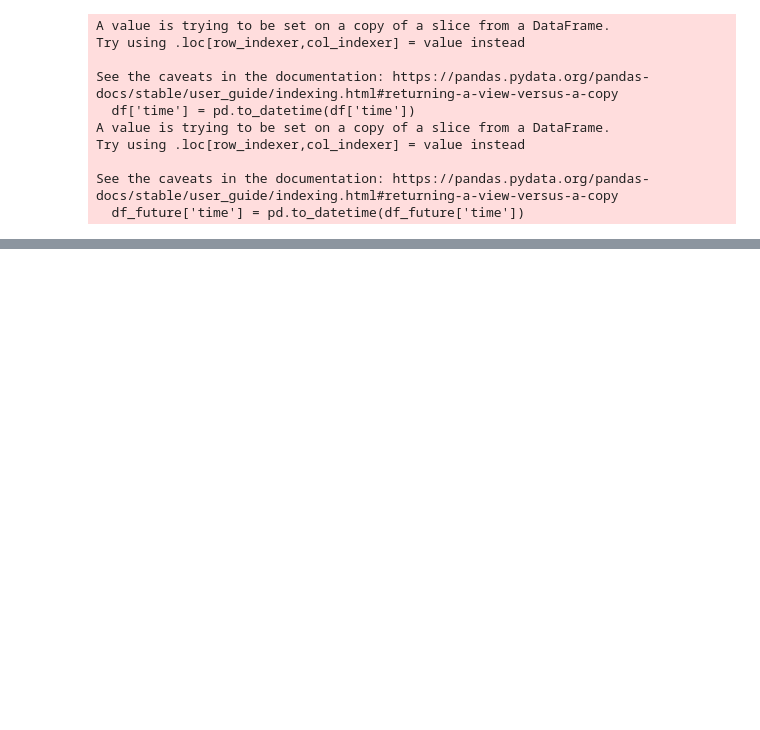
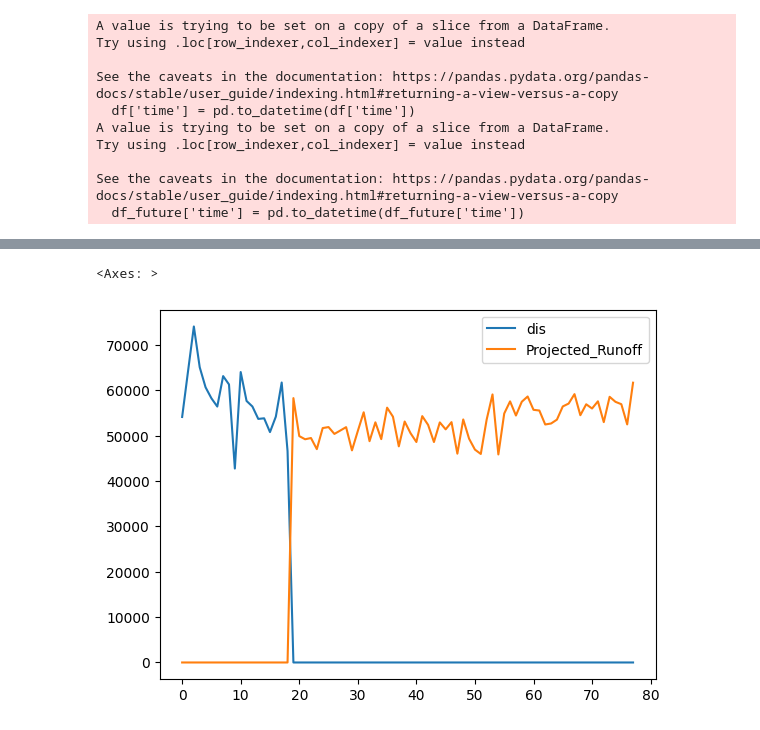
Before and after one commit to Dongdong001122/daily_river_runoff_projection_tarim, a Jupyter notebook: LSTM_interpolation1_future_month_2000_2100_Song_ep.ipynb, the cells around one changed output, grey strips where cells are left out. Saved outputs shown, nothing was run; the diff lists cells and outputs as text; code cells hidden in the pictures; blank space fills up the shorter version.

```diff
--- a/LSTM_interpolation1_future_month_2000_2100_Song_ep.ipynb
+++ b/LSTM_interpolation1_future_month_2000_2100_Song_ep.ipynb
@@ -245,0 +251,17 @@ combined_df.to_csv(f"/content/drive/MyDrive/river_runoff_obs/{name}_project.csv"
+# %%
+# Resample the DataFrame to annual frequency
+annual_df = combined_df.resample('Y').agg({
+    'pre': 'sum',
+    'tm': 'mean',
+    'mb': 'sum',
+    'dis': 'sum',
+    'ep': 'sum',
+    'Projected_Runoff': 'sum',
+    'Projected_Evaporation': 'sum'
+})
+
+# Optionally, reset the index if you don't want 'time' as index anymore
+annual_df.reset_index(inplace=True)
+
+# Display the result
+print(annual_df.head())
@@ -245,0 +282,5 @@ combined_df.to_csv(f"/content/drive/MyDrive/river_runoff_obs/{name}_project.csv"
+# %%
+annual_df[['dis', 'Projected_Runoff']].plot()
+# %% [output]
+<Axes: >
+[figure, added]
```
Also changed, not shown: parts of 9 cells of this notebook.
